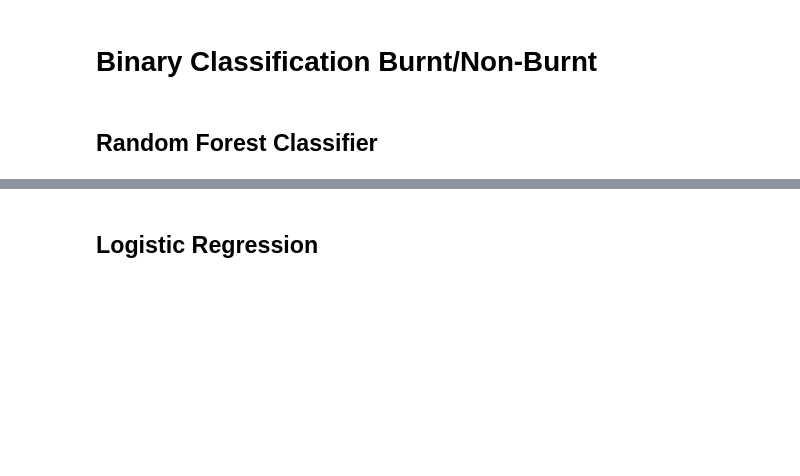
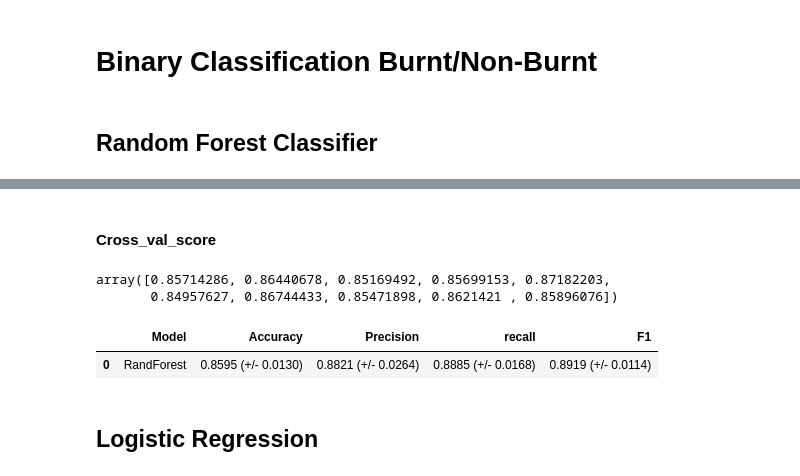
Before and after one commit to aalten77/wildfireassessment, a Jupyter notebook: Supervised Learning Burn Severity.ipynb, the cells around one changed output, grey strips where cells are left out. Saved outputs shown, nothing was run; the diff lists cells and outputs as text; code cells hidden in the pictures; blank space fills up the shorter version.

```diff
--- a/Supervised Learning Burn Severity.ipynb
+++ b/Supervised Learning Burn Severity.ipynb
@@ -151,3 +160,29 @@ print_scores(y_test, y_predict)
+# %% [markdown]
+#### Cross_val_score
+# %%
+scores_rf = cross_val_score(rf, X_train, y_train, cv=10)
+scores_rf_p = cross_val_score(rf, X_train, y_train, scoring='precision', cv=10)
+scores_rf_r = cross_val_score(rf, X_train, y_train, scoring='recall', cv=10)
+scores_rf_f = cross_val_score(rf, X_train, y_train, scoring='f1', cv=10)
+scores_rf
+# %% [output]
+array([0.85714286, 0.86440678, 0.85169492, 0.85699153, 0.87182203,
+       0.84957627, 0.86744433, 0.85471898, 0.8621421 , 0.85896076])
+# %%
+def strScoreConf(mean, std, conf=1.96):
+    return "%0.4f (+/- %0.4f)" % (mean, std * 1.96)
+
+models_df_rf = pd.DataFrame({
+  'Model': ['RandForest'],
+  'Accuracy' : [strScoreConf(scores_rf.mean(), scores_rf.std())],
+  'Precision': [strScoreConf(scores_rf_p.mean(), scores_rf_p.std())],
+  'recall' : [strScoreConf(scores_rf_r.mean(), scores_rf_r.std())],
+  'F1' : [strScoreConf(scores_rf_f.mean(), scores_rf_f.std())]
+})
+models_df_rf
+# %% [output]
+|  | Model | Accuracy | Precision | recall | F1 |
+| 0 | RandForest | 0.8595 (+/- 0.0130) | 0.8821 (+/- 0.0264) | 0.8885 (+/- 0.0168) | 0.8919 (+/- 0.0114) |
 # %% [markdown]
 ## Logistic Regression
 # %%
```
Also changed, not shown: parts of 53 cells of this notebook, 3 other files.
